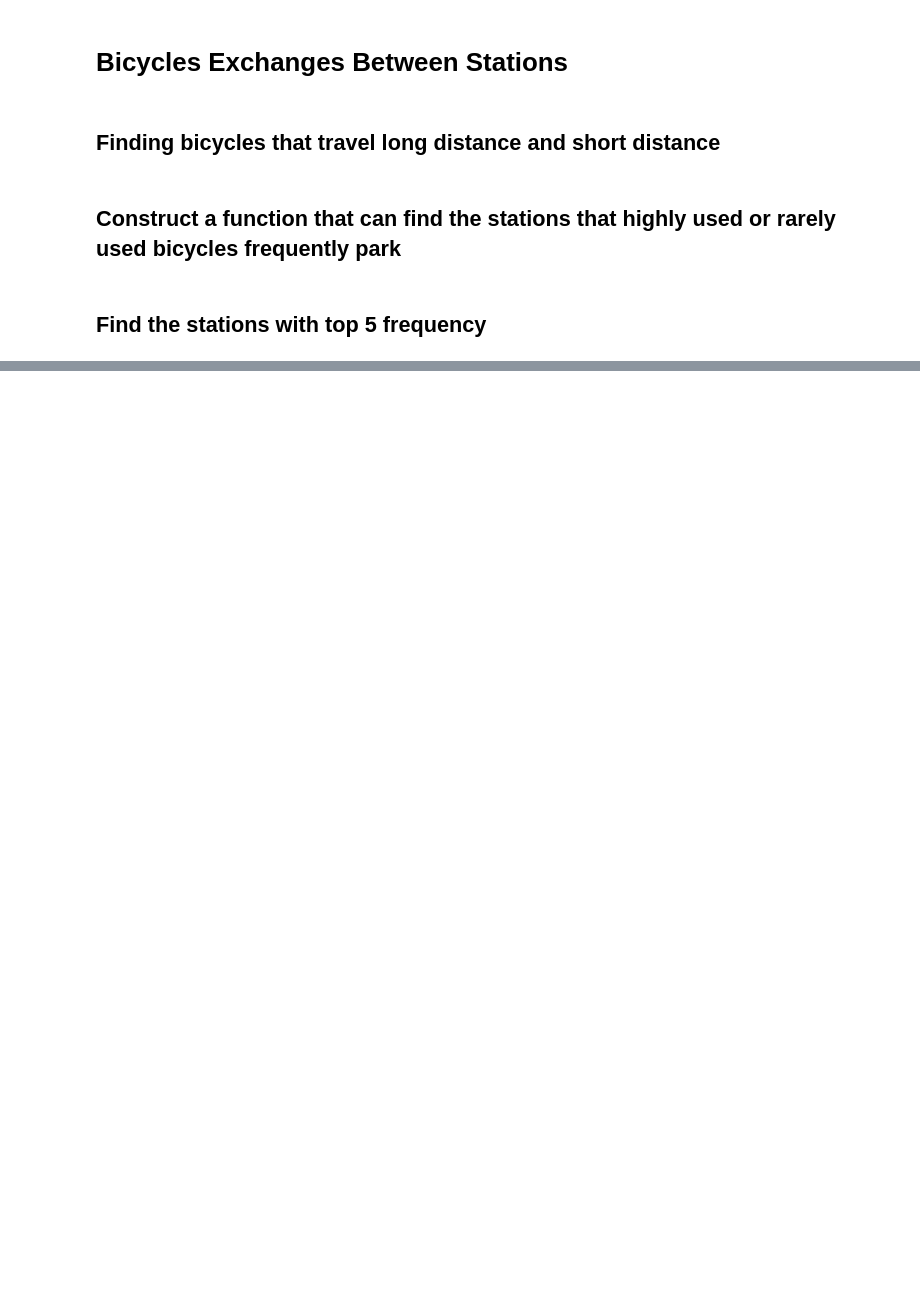
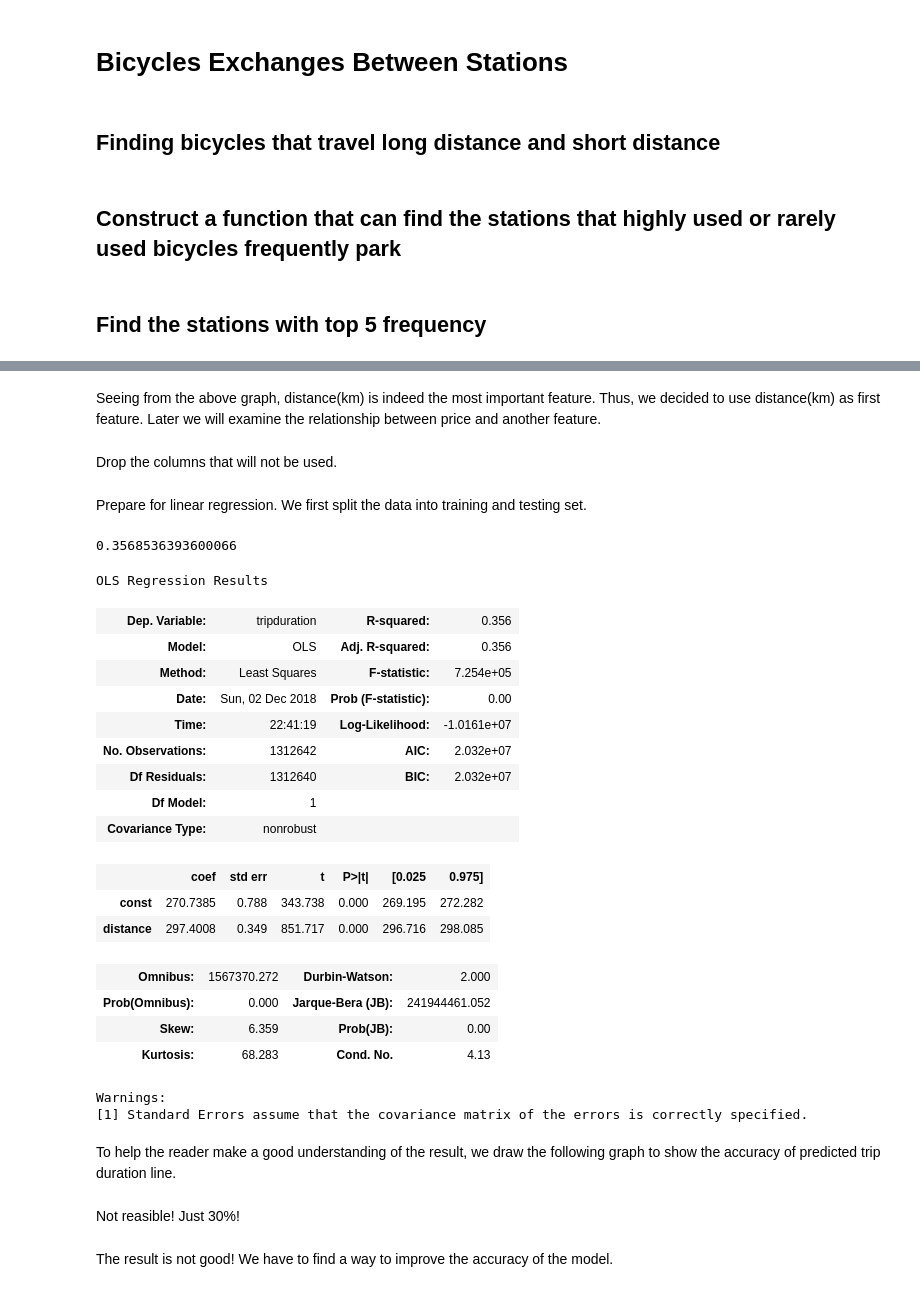
Before and after one commit to harry0107100/Citibike-Analysis, a Jupyter notebook: CITI_GIT.ipynb, the cells around one changed output, grey strips where cells are left out. Saved outputs shown, nothing was run; the diff lists cells and outputs as text; code cells hidden in the pictures; blank space fills up the shorter version.

```diff
--- a/CITI_GIT.ipynb
+++ b/CITI_GIT.ipynb
@@ -1147,26 +887,0 @@ regressor_OLS.summary()
-# %%
-df3 = df
-def distance(lat1, lon1, lat2, lon2):
-    lat1 = np.radians(lat1)
-    lon1 = np.radians(lon1)
-    lat2 = np.radians(lat2)
-    lon2 = np.radians(lon2)
-    R = 6373
-    dlon = lon2 - lon1
-    dlat = lat2 - lat1
-    a = (np.sin(dlat/2))**2 + np.cos(lat1) * np.cos(lat2) * (np.sin(dlon/2))**2
-    c = 2 * np.arctan2(np.sqrt(a), np.sqrt(1-a))
-    return R * c
-
-df3['distance'] = distance(df3['start station latitude'], df3['start station longitude'],
-                           df3['end station latitude'], df3['end station longitude'])
-# df3=df
-# df3=df3.drop(['starttime'], axis = 1)
-# df3=df3.drop(['stoptime'], axis = 1)
-df3=df3.drop(['start station name'], axis = 1)
-df3=df3.drop(['end station name'], axis = 1)
-# df3=df3.drop(['start station id'], axis = 1)
-# df3=df3.drop(['end station id'], axis = 1)
-# df3=df3.drop(['bikeid'], axis = 1)
-# df3=df3.drop(['birth year'], axis = 1)
-# df3=df3.drop(['gender'], axis = 1)
@@ -1269,0 +977,4 @@ print(sorted(l, key=l.__getitem__,reverse=True)[0:5])
+# %% [markdown]
+Seeing from the above graph, distance(km) is indeed the most important feature. Thus, we decided to use distance(km) as first feature. Later we will examine the relationship between price and another feature.
+# %% [markdown]
+Drop the columns that will not be used.
@@ -1269,0 +997,44 @@ print(sorted(l, key=l.__getitem__,reverse=True)[0:5])
+# %% [markdown]
+Prepare for linear regression.
+We first split the data into training and testing set.
+# %%
+X = df1.iloc[:,1:]  #Independent variable
+y = df1.iloc[:,:1]   #Dependent variable
+
+from sklearn.cross_validation import train_test_split
+X_train, X_test, y_train, y_test = train_test_split(X, y, test_size = 0.3, random_state = 0)
+
+from sklearn.linear_model import LinearRegression
+regressor = LinearRegression()
+regressor.fit(X_train, y_train)
+regressor.score(X_test,y_test)
+# %% [output]
+0.3568536393600066
+# %%
+import statsmodels.api as sm
+X_train_t = sm.add_constant(X_train)
+X_test_t = sm.add_constant(X_test)
+regressor_OLS = sm.OLS(y_train, X_train_t).fit()
+regressor_OLS.summary()
+# %% [output]
+OLS Regression Results
+| Dep. Variable: | tripduration | R-squared: | 0.356 |
+| Model: | OLS | Adj. R-squared: | 0.356 |
+| Method: | Least Squares | F-statistic: | 7.254e+05 |
+| Date: | Sun, 02 Dec 2018 | Prob (F-statistic): | 0.00 |
+| Time: | 22:41:19 | Log-Likelihood: | -1.0161e+07 |
+| No. Observations: | 1312642 | AIC: | 2.032e+07 |
+| Df Residuals: | 1312640 | BIC: | 2.032e+07 |
+| Df Model: | 1 |  |  |
+| Covariance Type: | nonrobust |  |  |
+|  | coef | std err | t | P>|t| | [0.025 | 0.975] |
+| const | 270.7385 | 0.788 | 343.738 | 0.000 | 269.195 | 272.282 |
+| distance | 297.4008 | 0.349 | 851.717 | 0.000 | 296.716 | 298.085 |
+| Omnibus: | 1567370.272 | Durbin-Watson: | 2.000 |
+| Prob(Omnibus): | 0.000 | Jarque-Bera (JB): | 241944461.052 |
+| Skew: | 6.359 | Prob(JB): | 0.00 |
+| Kurtosis: | 68.283 | Cond. No. | 4.13 |
+Warnings:
+[1] Standard Errors assume that the covariance matrix of the errors is correctly specified.
+# %% [markdown]
+To help the reader make a good understanding of the result, we draw the following graph to show the accuracy of predicted trip duration line.
@@ -1269,0 +1061,5 @@ print(sorted(l, key=l.__getitem__,reverse=True)[0:5])
+# %% [markdown]
+Not reasible! Just 30%!
+# %% [markdown]
+The result is not good!
+We have to find a way to improve the accuracy of the model.
```
Also changed, not shown: parts of 140 cells of this notebook.
